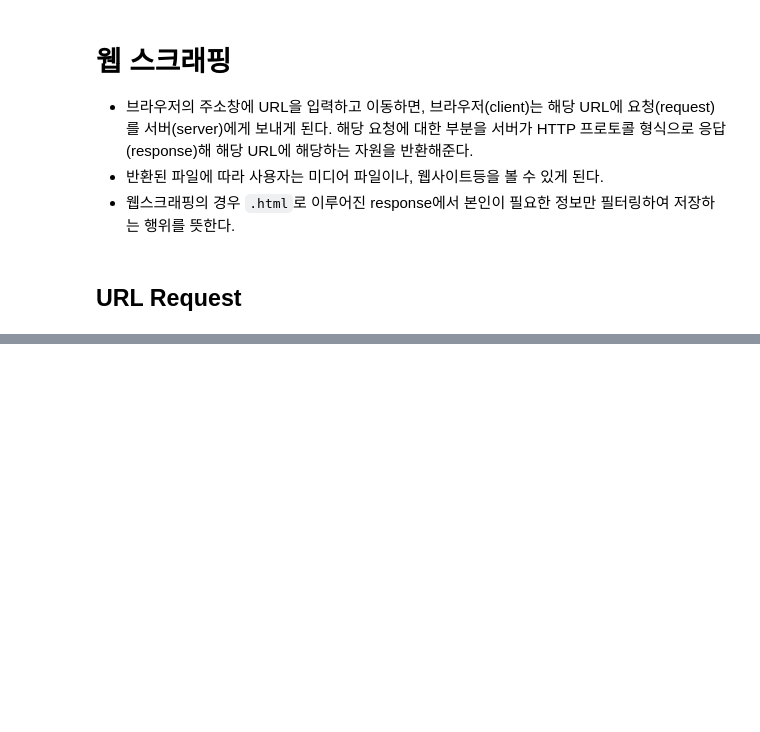
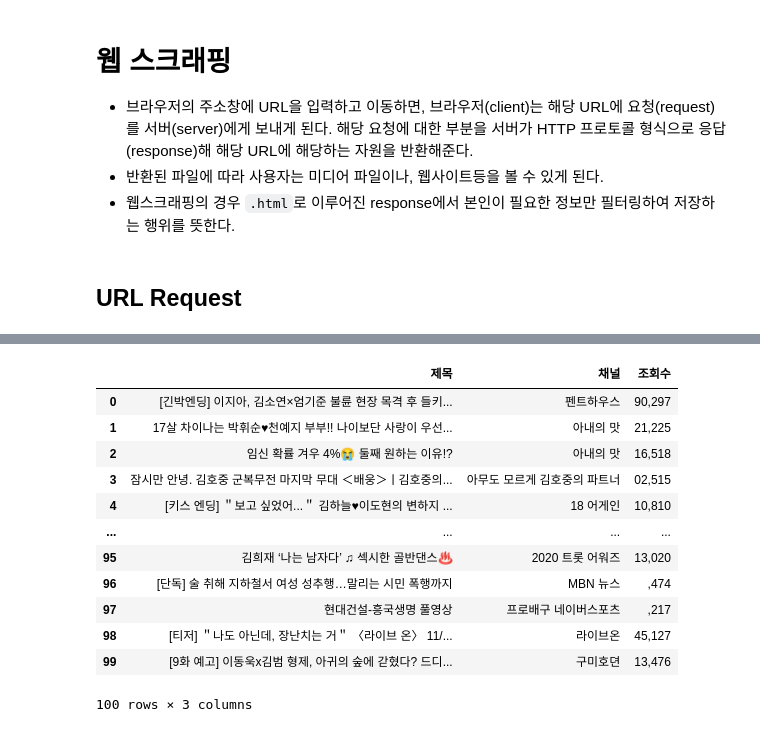
Before and after one commit to padawanR0k/summary, a Jupyter notebook: python/2020-11-02_web_scrapping/web_scraping.ipynb, the cells around one changed output, grey strips where cells are left out. Drawn from its saved outputs; the diff is of its cells as text; code cells hidden in the pictures; blank space fills up the shorter version.

```diff
--- a/python/2020-11-02_web_scrapping/web_scraping.ipynb
+++ b/python/2020-11-02_web_scrapping/web_scraping.ipynb
@@ -28,0 +110,6 @@ heme_item" data-gdid="CAS_0f1cf820-1857-11eb-bf1e-93f6ac0459ae" data-da-position
+# %%
+alexa_ranking = req('https://www.alexa.com/topsites/countries/KR')
+
+print('대한민국 웹사이트 상위 50위 m,.n ')
+for i, v in  enumerate([a.get_text() for a in alexa_ranking.select('.DescriptionCell a')]):
+    print(f'{i + 1}위 {v}')
@@ -28,0 +134,49 @@ heme_item" data-gdid="CAS_0f1cf820-1857-11eb-bf1e-93f6ac0459ae" data-da-position
+# %%
+import pandas as pd
+
+def get_text_by_select(html, selector):
+    data = [[index + 1, i.get_text()] for index, i in enumerate(html.select(selector)[:])]
+    return data
+
+
+
+naver_music_top50 = req('https://music.naver.com/listen/top100.nhn?domain=TOTAL')
+
+ranking = get_text_by_select(naver_music_top50, '.title span')
+
+df = pd.DataFrame(ranking, columns=['순위', '곡명'])
+
+sheet_name='2020년 11월 03일 네이버뮤직 Top 50'
+
+
+excelWriter = pd.ExcelWriter(sheet_name+'.xlsx', engine='xlsxwriter')
+# worksheet = excelWriter.sheets[sheet_name]
+df.to_excel(excelWriter, index=True, sheet_name=sheet_name)
+excelWriter.save()
+# %%
+naver_tv_top100 = req('https://tv.naver.com/r/')
+
+def get_text_by_select(html, selector):
+    data = [i.get_text() for index, i in enumerate(html.select(selector)[:])]
+    return data
+
+chanels = get_text_by_select(naver_tv_top100, '.chn a')
+hits = [t[5:] for t in get_text_by_select(naver_tv_top100, '.meta .hit')]
+titles = get_text_by_select(naver_tv_top100, 'dt.title span, dt.title tooltip')
+
+df2 = pd.DataFrame(list(zip(titles, chanels, hits)), columns=['제목', '채널', '조회수'])
+df2
+# %% [output]
+|  | 제목 | 채널 | 조회수 |
+| 0 | [긴박엔딩] 이지아, 김소연×엄기준 불륜 현장 목격 후 들키... | 펜트하우스 | 90,297 |
+| 1 | 17살 차이나는 박휘순♥천예지 부부!! 나이보단 사랑이 우선... | 아내의 맛 | 21,225 |
+| 2 | 임신 확률 겨우 4%😭 둘째 원하는 이유!? | 아내의 맛 | 16,518 |
+| 3 | 잠시만 안녕. 김호중 군복무전 마지막 무대 ＜배웅＞ㅣ김호중의... | 아무도 모르게 김호중의 파트너 | 02,515 |
+| 4 | [키스 엔딩] ＂보고 싶었어...＂ 김하늘♥이도현의 변하지 ... | 18 어게인 | 10,810 |
+| ... | ... | ... | ... |
+| 95 | 김희재 ‘나는 남자다’ ♫ 섹시한 골반댄스♨ | 2020 트롯 어워즈 | 13,020 |
+| 96 | [단독] 술 취해 지하철서 여성 성추행…말리는 시민 폭행까지 | MBN 뉴스 | ,474 |
+| 97 | 현대건설-흥국생명 풀영상 | 프로배구 네이버스포츠 | ,217 |
+| 98 | [티저] ＂나도 아닌데, 장난치는 거＂ 〈라이브 온〉 11/... | 라이브온 | 45,127 |
+| 99 | [9화 예고] 이동욱x김범 형제, 아귀의 숲에 갇혔다? 드디... | 구미호뎐 | 13,476 |
+100 rows × 3 columns
```
Also changed, not shown: parts of 9 cells of this notebook, 15 other files.
